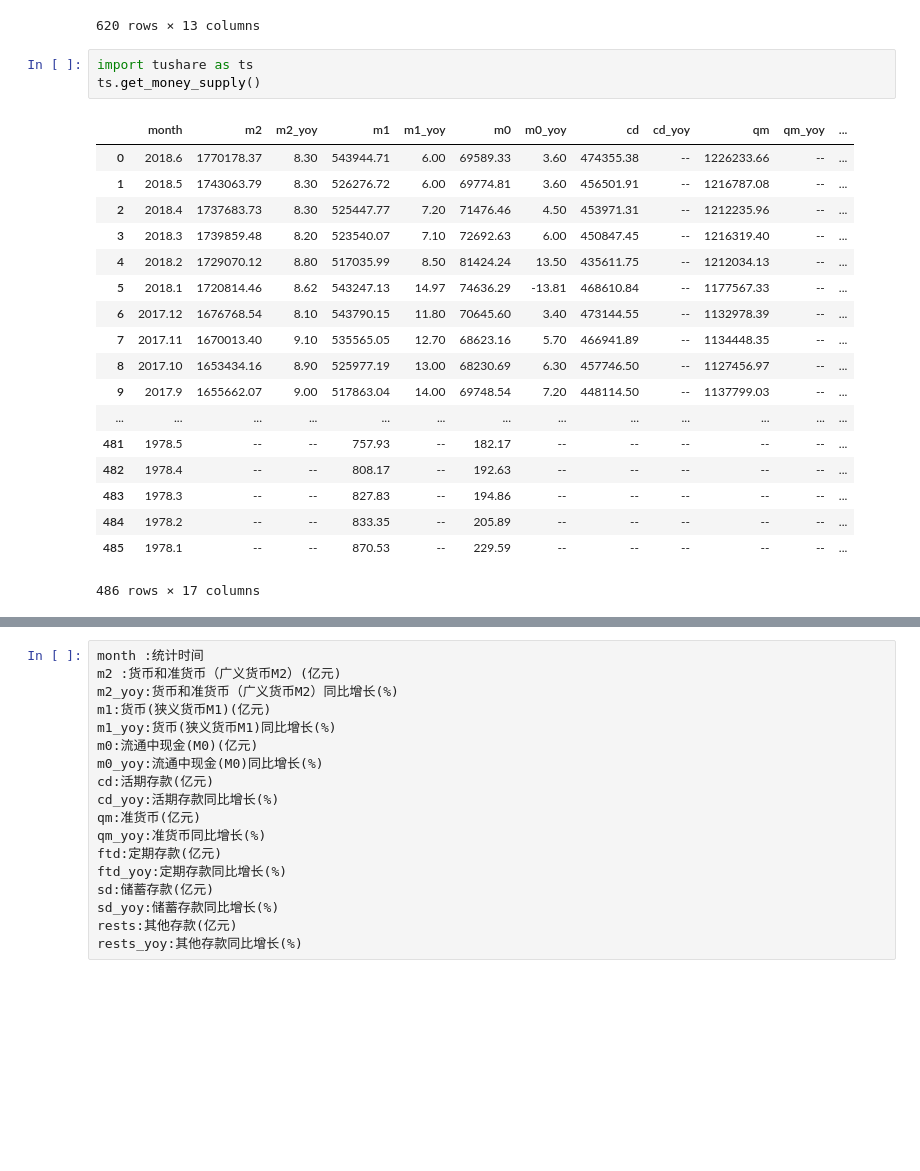
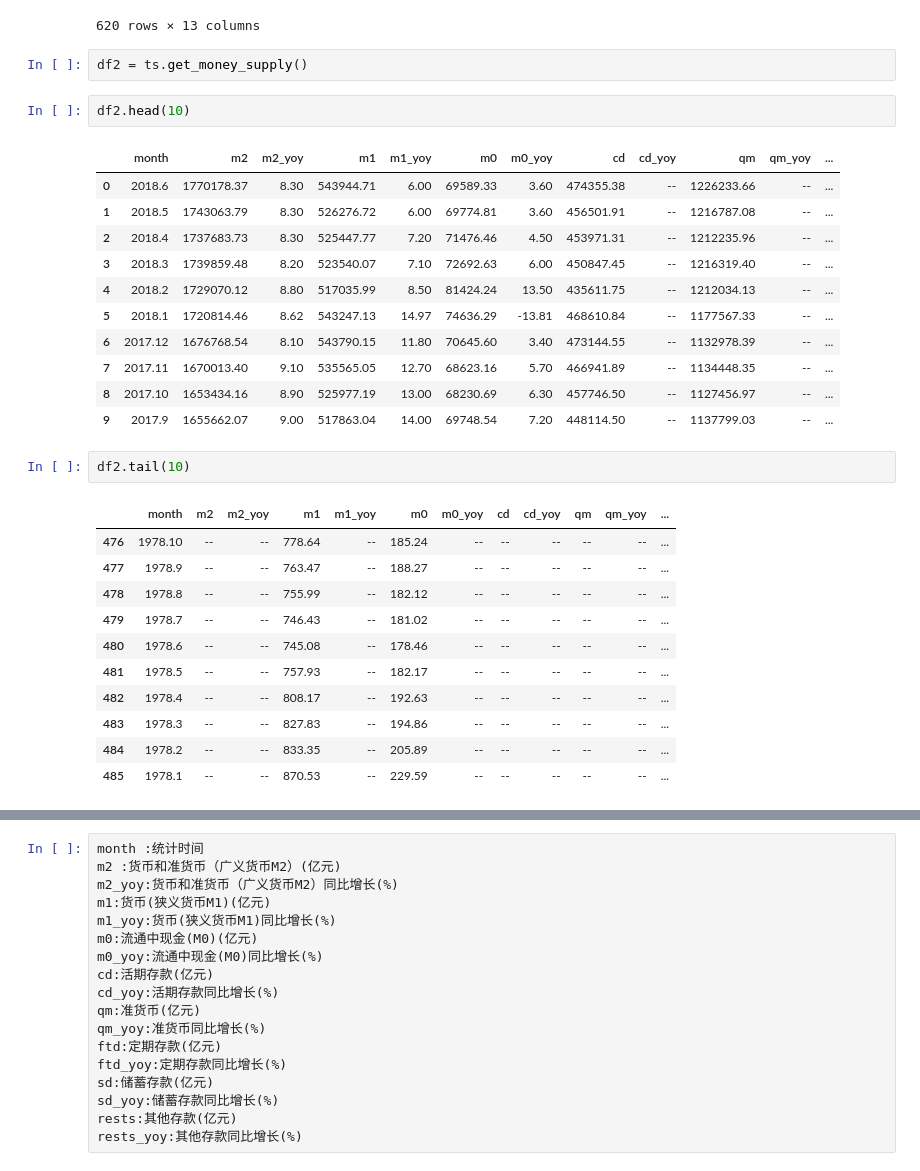
Before and after one commit to databooks/databook, a Jupyter notebook: test001.ipynb, the cells around one changed output, grey strips where cells are left out. Cells and saved outputs as stored; diff of their text form; blank space fills up the shorter version.

```diff
--- a/test001.ipynb
+++ b/test001.ipynb
@@ -27,25 +27,33 @@ ts.get_hist_data('600848') #一次性获取全部日k线数据
 | 2015-07-28 | 18.76 | 20.20 | 18.65 | 18.62 | 113242.29 | -2.04 | -9.86 | 19.670 | 19.670 | 19.670 | ... |
 | 2015-07-27 | 22.30 | 23.65 | 20.69 | 20.69 | 99276.44 | -2.30 | -10.00 | 20.690 | 20.690 | 20.690 | ... |
 620 rows × 13 columns
-# %%
-import tushare as ts
-ts.get_money_supply()
-# %% [output]
-|  | month | m2 | m2_yoy | m1 | m1_yoy | m0 | m0_yoy | cd | cd_yoy | qm | qm_yoy | ... |
-| 0 | 2018.6 | 1770178.37 | 8.30 | 543944.71 | 6.00 | 69589.33 | 3.60 | 474355.38 | -- | 1226233.66 | -- | ... |
-| 1 | 2018.5 | 1743063.79 | 8.30 | 526276.72 | 6.00 | 69774.81 | 3.60 | 456501.91 | -- | 1216787.08 | -- | ... |
-| 2 | 2018.4 | 1737683.73 | 8.30 | 525447.77 | 7.20 | 71476.46 | 4.50 | 453971.31 | -- | 1212235.96 | -- | ... |
-| 3 | 2018.3 | 1739859.48 | 8.20 | 523540.07 | 7.10 | 72692.63 | 6.00 | 450847.45 | -- | 1216319.40 | -- | ... |
-| 4 | 2018.2 | 1729070.12 | 8.80 | 517035.99 | 8.50 | 81424.24 | 13.50 | 435611.75 | -- | 1212034.13 | -- | ... |
-| 5 | 2018.1 | 1720814.46 | 8.62 | 543247.13 | 14.97 | 74636.29 | -13.81 | 468610.84 | -- | 1177567.33 | -- | ... |
-| 6 | 2017.12 | 1676768.54 | 8.10 | 543790.15 | 11.80 | 70645.60 | 3.40 | 473144.55 | -- | 1132978.39 | -- | ... |
-| 7 | 2017.11 | 1670013.40 | 9.10 | 535565.05 | 12.70 | 68623.16 | 5.70 | 466941.89 | -- | 1134448.35 | -- | ... |
-| 8 | 2017.10 | 1653434.16 | 8.90 | 525977.19 | 13.00 | 68230.69 | 6.30 | 457746.50 | -- | 1127456.97 | -- | ... |
-| 9 | 2017.9 | 1655662.07 | 9.00 | 517863.04 | 14.00 | 69748.54 | 7.20 | 448114.50 | -- | 1137799.03 | -- | ... |
-| ... | ... | ... | ... | ... | ... | ... | ... | ... | ... | ... | ... | ... |
-| 481 | 1978.5 | -- | -- | 757.93 | -- | 182.17 | -- | -- | -- | -- | -- | ... |
-| 482 | 1978.4 | -- | -- | 808.17 | -- | 192.63 | -- | -- | -- | -- | -- | ... |
-| 483 | 1978.3 | -- | -- | 827.83 | -- | 194.86 | -- | -- | -- | -- | -- | ... |
-| 484 | 1978.2 | -- | -- | 833.35 | -- | 205.89 | -- | -- | -- | -- | -- | ... |
-| 485 | 1978.1 | -- | -- | 870.53 | -- | 229.59 | -- | -- | -- | -- | -- | ... |
-486 rows × 17 columns
+# %%
+df2 = ts.get_money_supply()
+# %%
+df2.head(10)
+# %% [output]
+|  | month | m2 | m2_yoy | m1 | m1_yoy | m0 | m0_yoy | cd | cd_yoy | qm | qm_yoy | ... |
+| 0 | 2018.6 | 1770178.37 | 8.30 | 543944.71 | 6.00 | 69589.33 | 3.60 | 474355.38 | -- | 1226233.66 | -- | ... |
+| 1 | 2018.5 | 1743063.79 | 8.30 | 526276.72 | 6.00 | 69774.81 | 3.60 | 456501.91 | -- | 1216787.08 | -- | ... |
+| 2 | 2018.4 | 1737683.73 | 8.30 | 525447.77 | 7.20 | 71476.46 | 4.50 | 453971.31 | -- | 1212235.96 | -- | ... |
+| 3 | 2018.3 | 1739859.48 | 8.20 | 523540.07 | 7.10 | 72692.63 | 6.00 | 450847.45 | -- | 1216319.40 | -- | ... |
+| 4 | 2018.2 | 1729070.12 | 8.80 | 517035.99 | 8.50 | 81424.24 | 13.50 | 435611.75 | -- | 1212034.13 | -- | ... |
+| 5 | 2018.1 | 1720814.46 | 8.62 | 543247.13 | 14.97 | 74636.29 | -13.81 | 468610.84 | -- | 1177567.33 | -- | ... |
+| 6 | 2017.12 | 1676768.54 | 8.10 | 543790.15 | 11.80 | 70645.60 | 3.40 | 473144.55 | -- | 1132978.39 | -- | ... |
+| 7 | 2017.11 | 1670013.40 | 9.10 | 535565.05 | 12.70 | 68623.16 | 5.70 | 466941.89 | -- | 1134448.35 | -- | ... |
+| 8 | 2017.10 | 1653434.16 | 8.90 | 525977.19 | 13.00 | 68230.69 | 6.30 | 457746.50 | -- | 1127456.97 | -- | ... |
+| 9 | 2017.9 | 1655662.07 | 9.00 | 517863.04 | 14.00 | 69748.54 | 7.20 | 448114.50 | -- | 1137799.03 | -- | ... |
+# %%
+df2.tail(10)
+# %% [output]
+|  | month | m2 | m2_yoy | m1 | m1_yoy | m0 | m0_yoy | cd | cd_yoy | qm | qm_yoy | ... |
+| 476 | 1978.10 | -- | -- | 778.64 | -- | 185.24 | -- | -- | -- | -- | -- | ... |
+| 477 | 1978.9 | -- | -- | 763.47 | -- | 188.27 | -- | -- | -- | -- | -- | ... |
+| 478 | 1978.8 | -- | -- | 755.99 | -- | 182.12 | -- | -- | -- | -- | -- | ... |
+| 479 | 1978.7 | -- | -- | 746.43 | -- | 181.02 | -- | -- | -- | -- | -- | ... |
+| 480 | 1978.6 | -- | -- | 745.08 | -- | 178.46 | -- | -- | -- | -- | -- | ... |
+| 481 | 1978.5 | -- | -- | 757.93 | -- | 182.17 | -- | -- | -- | -- | -- | ... |
+| 482 | 1978.4 | -- | -- | 808.17 | -- | 192.63 | -- | -- | -- | -- | -- | ... |
+| 483 | 1978.3 | -- | -- | 827.83 | -- | 194.86 | -- | -- | -- | -- | -- | ... |
+| 484 | 1978.2 | -- | -- | 833.35 | -- | 205.89 | -- | -- | -- | -- | -- | ... |
+| 485 | 1978.1 | -- | -- | 870.53 | -- | 229.59 | -- | -- | -- | -- | -- | ... |
```
Also changed, not shown: parts of 3 cells of this notebook, 6 other files.
